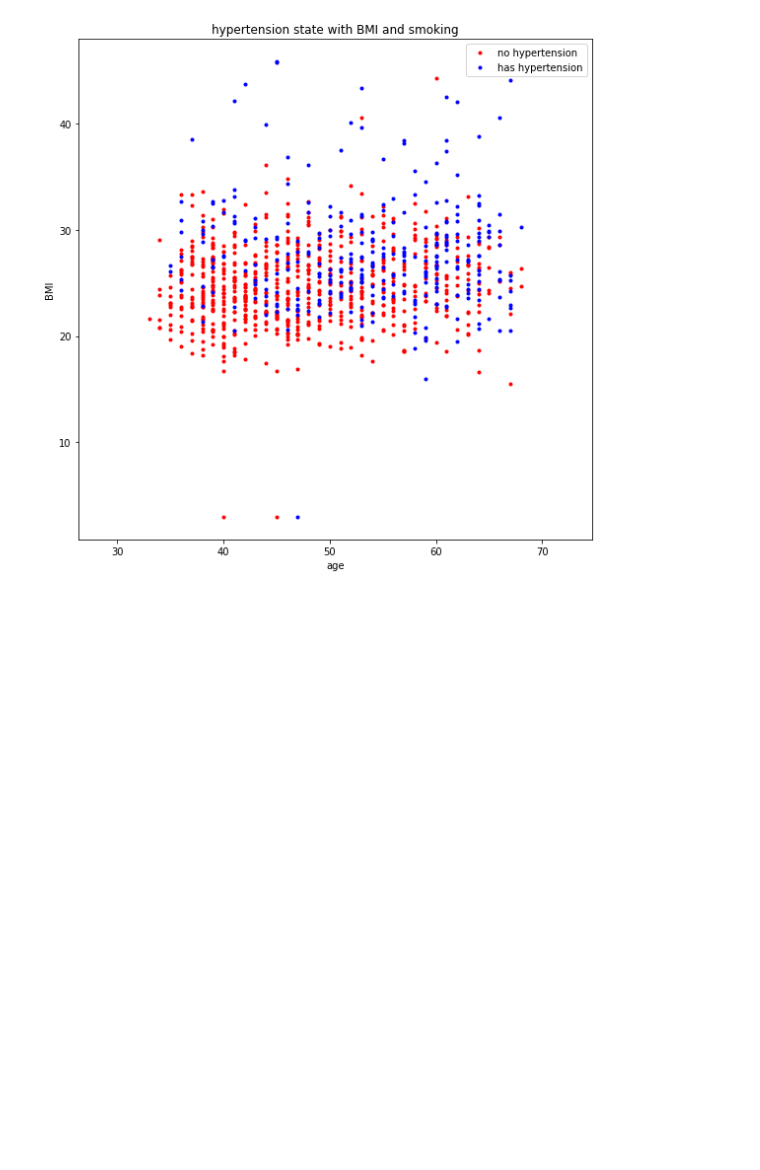
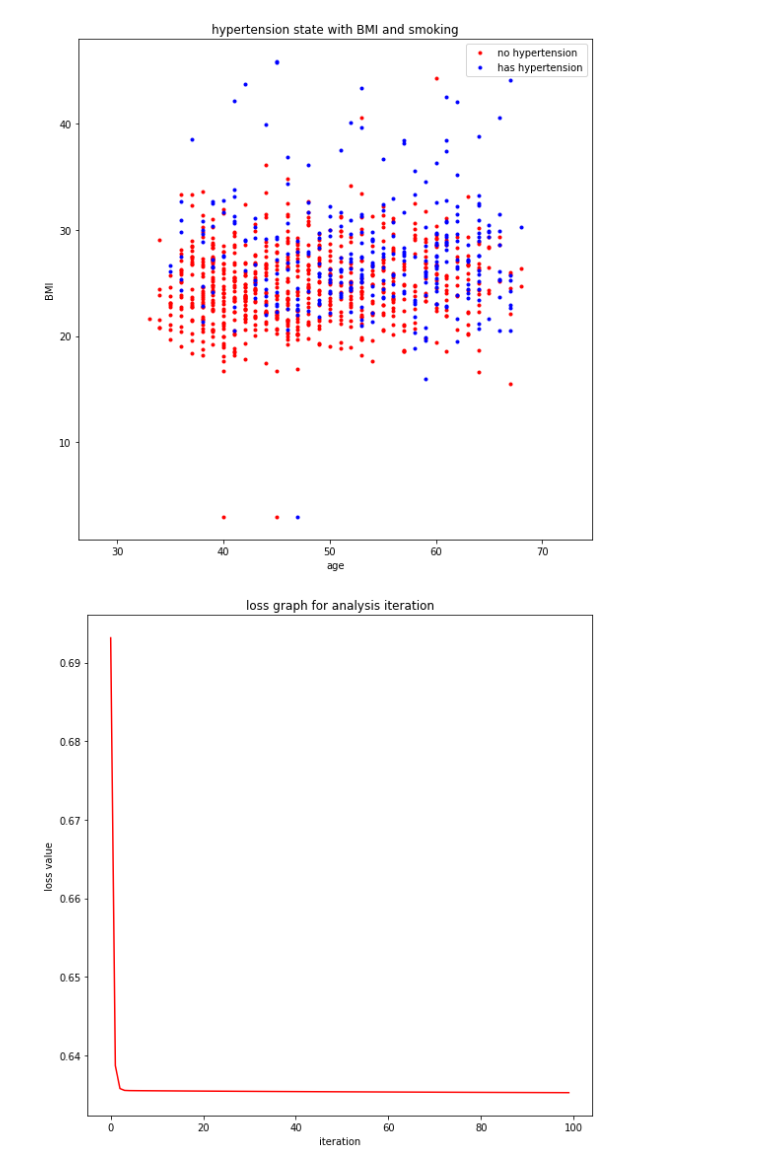
Before and after one commit to pss4190/hypertension_analysis, a Jupyter notebook: medical_analysis.ipynb, the cells around one changed output. Drawn from its saved outputs; the diff is of its cells as text; code cells hidden in the pictures; blank space fills up the shorter version.

Commit message:
first row of data deleted due to the error on input reading ploting loss curve implemented

```diff
--- a/medical_analysis.ipynb
+++ b/medical_analysis.ipynb
@@ -38,8 +34,8 @@ def sigmoid_function(x, y, theta) :
 # %%
 def compute_loss(theta):
     compute_array = np.array([
-        hypertension_data[i] * np.log(sigmoid(age_data[i], bmi_data[i], theta)) +
-        (1 - hypertension_data[i]) * np.log(1 - sigmoid(age_data[i], bmi_data[i], theta)) for i in range(num_data)])
+        hypertension_data[i] * np.log(sigmoid_function(age_data[i], bmi_data[i], theta)) +
+        (1 - hypertension_data[i]) * np.log(1 - sigmoid_function(age_data[i], bmi_data[i], theta)) for i in range(num_data)])
     loss = np.sum(compute_array) / (-(num_data))
     return loss
 # %%
@@ -56,6 +52,15 @@ def compute_gradient(theta) :
     gradient = np.matmul(sigmoid_matrix, data_matrix) / num_data
     return gradient
 # %%
-num_iteration = 1000
+num_iteration = 100
 learning_rate = 0.001
 theta = np.array([0, 0, 0])
+# %%
+theta_list = np.zeros((num_iteration, theta.size))
+loss_list = np.zeros(num_iteration)
+
+for i in range(num_iteration) :
+    loss = compute_loss(theta)
+    loss_list[i] = loss
+    theta = theta - (learning_rate * compute_gradient(theta))
+    theta_list[i] = theta
@@ -80,3 +103,18 @@ def plot_data(hypertension_0, hypertension_1):
 plot_data(hypertension_0_value, hypertension_1_value)
 # %% [output]
 [figure]
+# %%
+def plot_loss_curve(loss) :
+    plt.figure(figsize = (8, 8))
+    plt.title('loss graph for analysis iteration')
+
+    plt.plot(range(len(loss)), loss, '-', color = 'red')
+    plt.xlabel('iteration')
+    plt.ylabel('loss value')
+
+    plt.tight_layout()
+    plt.show()
+
+plot_loss_curve(loss_list)
+# %% [output]
+[figure, added]
```
Also changed, not shown: parts of 3 cells of this notebook, 1 other file.
